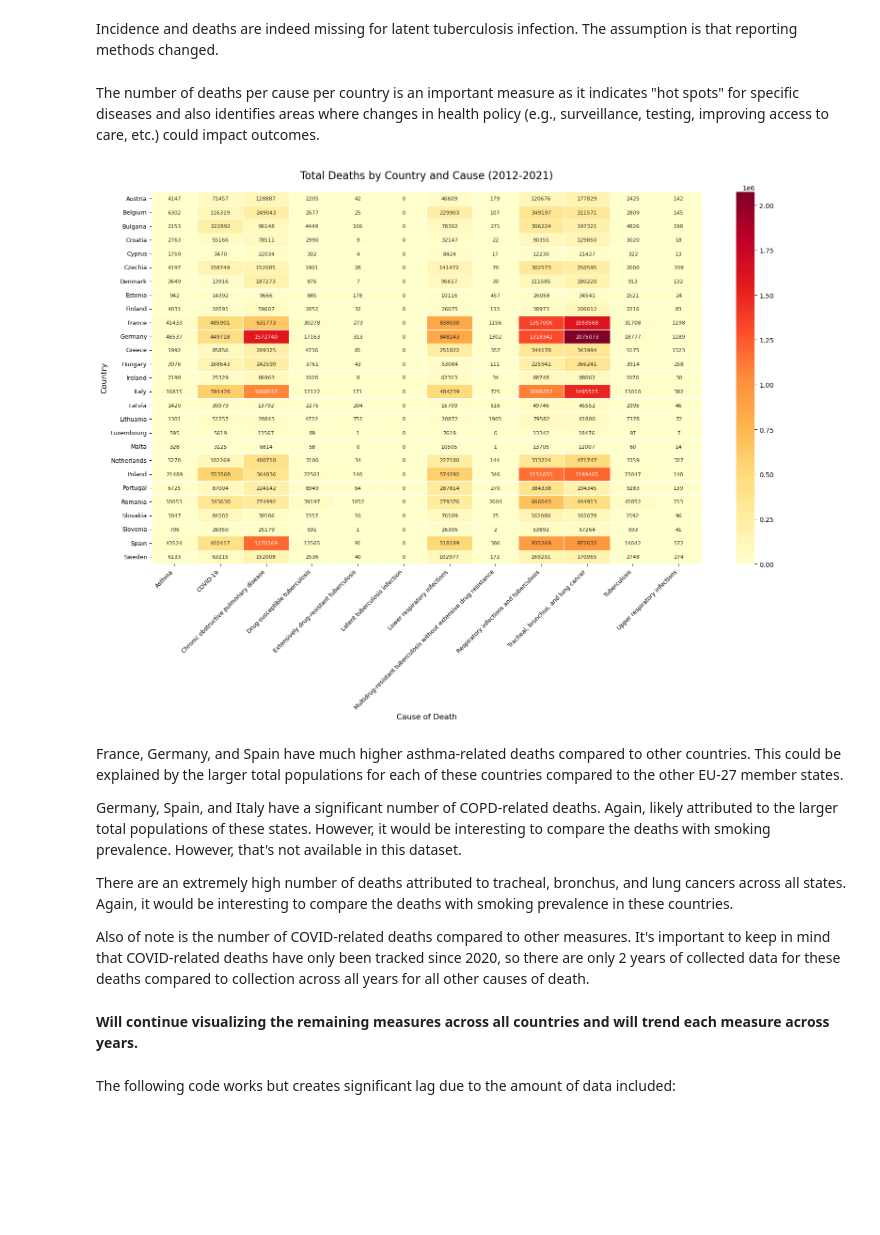
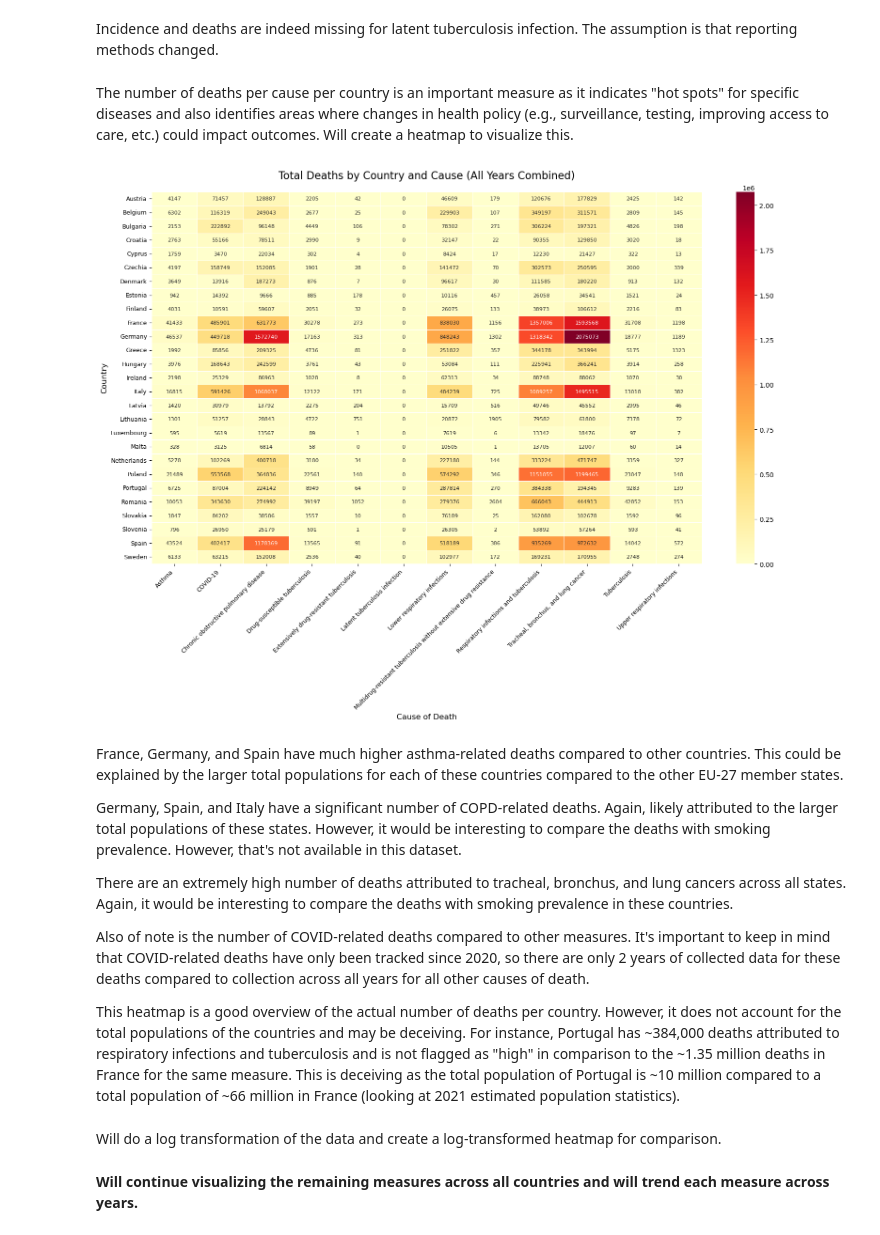
Before and after one commit to chrislagamba/Python-Data-Analysis, a Jupyter notebook: Respiratory Causes of Death - EU-27 - 2012-2021/EU_respiratory_deaths_2012_2021.ipynb, the cells around one changed output. Cells and saved outputs as stored; diff of their text form; code cells hidden in the pictures; blank space fills up the shorter version.

Commit message:
Continuing EDA and visualization

```diff
--- a/Respiratory Causes of Death - EU-27 - 2012-2021/EU_respiratory_deaths_2012_2021.ipynb
+++ b/Respiratory Causes of Death - EU-27 - 2012-2021/EU_respiratory_deaths_2012_2021.ipynb
@@ -9,7 +9,9 @@ import plotly.express as px
 import matplotlib.pyplot as plt
 # %%
 # Import the dataset and view the info and head of the data
-gbd = pd.read_csv('/home/bruce/Desktop/coding-projects/GBD Datasets/IHME-GBD_2021_DATA-b411c487-1.csv')
+gbd = pd.read_csv('/run/media/bruce/WD/GitHub/Datasets/IHME GBD 2021/Respiratory Causes of Death - EU-27 - 2012-2021/IHME-GBD_2021_DATA-b411c487-1.csv')
+print("===== Dataset Info =====" '\n')
 gbd.info()
+print('\n' "===== First five rows =====")
 gbd.head()
 # %% [output]
@@ -273,7 +278,7 @@ The default of observed=False is deprecated and will be changed to True in a fut
 # %% [markdown]
 Incidence and deaths are indeed missing for latent tuberculosis infection. The assumption is that reporting methods changed.
 # %% [markdown]
-The number of deaths per cause per country is an important measure as it indicates "hot spots" for specific diseases and also identifies areas where changes in health policy (e.g., surveillance, testing, improving access to care, etc.) could impact outcomes.
+The number of deaths per cause per country is an important measure as it indicates "hot spots" for specific diseases and also identifies areas where changes in health policy (e.g., surveillance, testing, improving access to care, etc.) could impact outcomes. Will create a heatmap to visualize this.
 # %%
 # Heatmap to compare the number of deaths per cause per country
 
@@ -286,8 +291,9 @@ pivot_table = pd.pivot_table(
     index='location',      # Rows: Countries
     columns='cause',       # Columns: Causes
     values='val',          # Will use the reported value instead of the standard deviation for simplicity
-    aggfunc='sum'         # Sum death counts for each country-cause combination
-    #fill_value=0           # Fill missing combinations with 0
+    aggfunc='sum',         # Sum death counts for each country-cause combination
+    fill_value=0,          # Fill missing combinations with 0
+    observed=False
 )
 
 # For large datasets - focus on top entries
@@ -297,27 +303,27 @@ pivot_table = pd.pivot_table(
 # %%
 plt.figure(figsize=(16, 12))  # Adjust size based on data density
 
 # Create heatmap with annotations
 ax = sns.heatmap(
     pivot_table,
     annot=True,            # Show numbers in cells
     fmt=".0f",             # Format as integers
     cmap="YlOrRd",         # Yellow-Orange-Red color scale
     linewidths=.5,         # Add grid lines
     annot_kws={"size": 8}  # Annotation font size
 )
 
 # Customize labels
-plt.title("Total Deaths by Country and Cause (2012-2021)", fontsize=16, pad=20)
+plt.title("Total Deaths by Country and Cause (All Years Combined)", fontsize=16, pad=20)
 plt.xlabel("Cause of Death", fontsize=12)
 plt.ylabel("Country", fontsize=12)
 plt.xticks(rotation=45, ha="right", fontsize=9)
 plt.yticks(fontsize=9)
 
 plt.tight_layout()
 plt.show()
 # %% [output]
-[figure, old version]
+[figure, new version]
 # %% [markdown]
 France, Germany, and Spain have much higher asthma-related deaths compared to other countries. This could be explained by the larger total populations for each of these countries compared to the other EU-27 member states.
 
@@ -326,7 +332,9 @@ Germany, Spain, and Italy have a significant number of COPD-related deaths. Agai
 There are an extremely high number of deaths attributed to tracheal, bronchus, and lung cancers across all states. Again, it would be interesting to compare the deaths with smoking prevalence in these countries.
 
 Also of note is the number of COVID-related deaths compared to other measures. It's important to keep in mind that COVID-related deaths have only been tracked since 2020, so there are only 2 years of collected data for these deaths compared to collection across all years for all other causes of death.
+
+This heatmap is a good overview of the actual number of deaths per country. However, it does not account for the total populations of the countries and may be deceiving. For instance, Portugal has ~384,000 deaths attributed to respiratory infections and tuberculosis and is not flagged as "high" in comparison to the ~1.35 million deaths in France for the same measure. This is deceiving as the total population of Portugal is ~10 million compared to a total population of ~66 million in France (looking at 2021 estimated population statistics).
+# %% [markdown]
+Will do a log transformation of the data and create a log-transformed heatmap for comparison.
 # %% [markdown]
 **Will continue visualizing the remaining measures across all countries and will trend each measure across years.**
-# %% [markdown]
-The following code works but creates significant lag due to the amount of data included:
```
Also changed, not shown: parts of 9 cells of this notebook.
